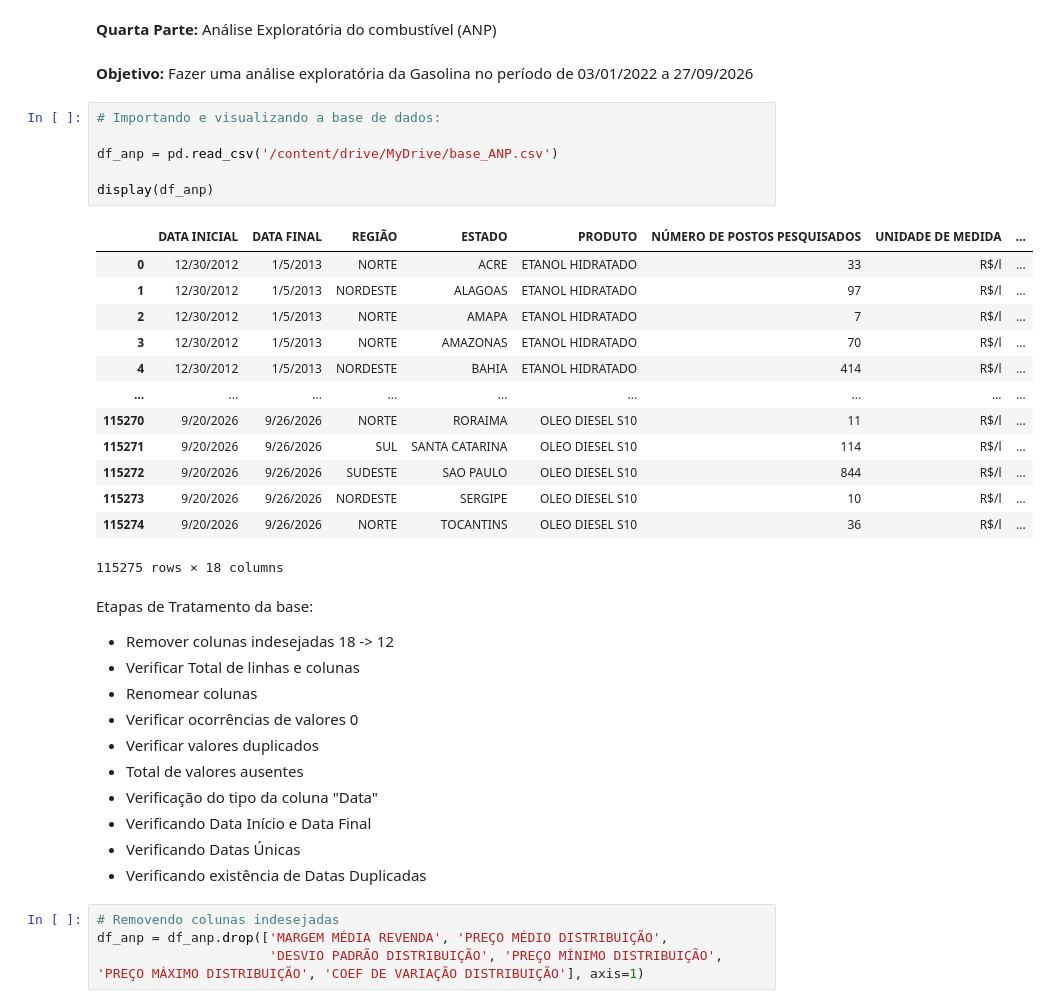
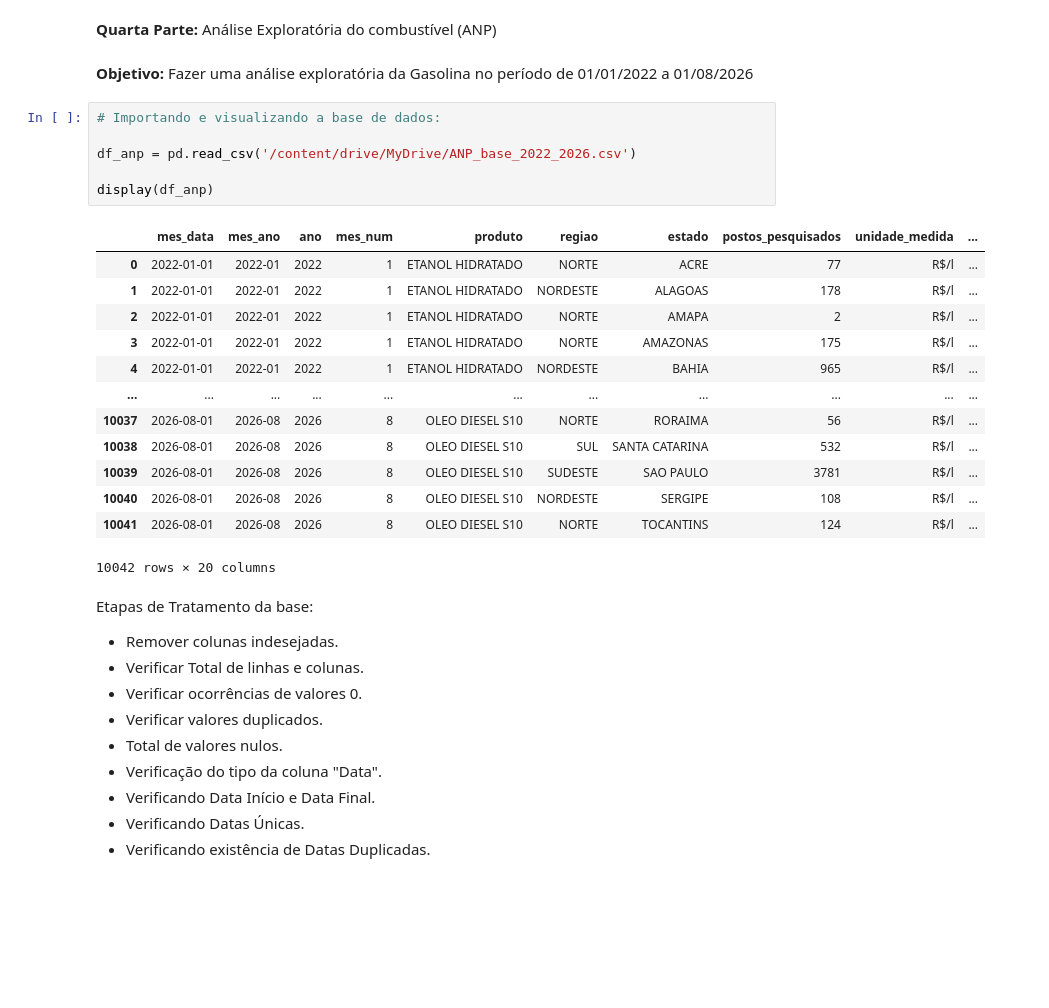
Before and after one commit to vitorjensen/Python_para_Analise_de_Dados, a Jupyter notebook: Projetos/Análise Exploratória de Combustível/Análise_Exploratória_de_Combustível.ipynb, the cells around one changed output. Cells and saved outputs as stored; diff of their text form; blank space fills up the shorter version.

Commit message:
Etapa de tratamento da base de dados ANP

```diff
--- a/Projetos/Análise Exploratória de Combustível/Análise_Exploratória_de_Combustível.ipynb
+++ b/Projetos/Análise Exploratória de Combustível/Análise_Exploratória_de_Combustível.ipynb
@@ -319,41 +319,36 @@ plt.show()
 # %% [markdown]
 **Quarta Parte:** Análise Exploratória do combustível (ANP)
 # %% [markdown]
-**Objetivo:** Fazer uma análise exploratória da Gasolina no período de 03/01/2022 a 27/09/2026
+**Objetivo:** Fazer uma análise exploratória da Gasolina no período de 01/01/2022 a 01/08/2026
 # %%
 # Importando e visualizando a base de dados:
 
-df_anp = pd.read_csv('/content/drive/MyDrive/base_ANP.csv')
+df_anp = pd.read_csv('/content/drive/MyDrive/ANP_base_2022_2026.csv')
 
 display(df_anp)
 # %% [output]
-|  | DATA INICIAL | DATA FINAL | REGIÃO | ESTADO | PRODUTO | NÚMERO DE POSTOS PESQUISADOS | UNIDADE DE MEDIDA | ... |
-| 0 | 12/30/2012 | 1/5/2013 | NORTE | ACRE | ETANOL HIDRATADO | 33 | R$/l | ... |
-| 1 | 12/30/2012 | 1/5/2013 | NORDESTE | ALAGOAS | ETANOL HIDRATADO | 97 | R$/l | ... |
-| 2 | 12/30/2012 | 1/5/2013 | NORTE | AMAPA | ETANOL HIDRATADO | 7 | R$/l | ... |
-| 3 | 12/30/2012 | 1/5/2013 | NORTE | AMAZONAS | ETANOL HIDRATADO | 70 | R$/l | ... |
-| 4 | 12/30/2012 | 1/5/2013 | NORDESTE | BAHIA | ETANOL HIDRATADO | 414 | R$/l | ... |
-| ... | ... | ... | ... | ... | ... | ... | ... | ... |
-| 115270 | 9/20/2026 | 9/26/2026 | NORTE | RORAIMA | OLEO DIESEL S10 | 11 | R$/l | ... |
-| 115271 | 9/20/2026 | 9/26/2026 | SUL | SANTA CATARINA | OLEO DIESEL S10 | 114 | R$/l | ... |
-| 115272 | 9/20/2026 | 9/26/2026 | SUDESTE | SAO PAULO | OLEO DIESEL S10 | 844 | R$/l | ... |
-| 115273 | 9/20/2026 | 9/26/2026 | NORDESTE | SERGIPE | OLEO DIESEL S10 | 10 | R$/l | ... |
-| 115274 | 9/20/2026 | 9/26/2026 | NORTE | TOCANTINS | OLEO DIESEL S10 | 36 | R$/l | ... |
+|  | mes_data | mes_ano | ano | mes_num | produto | regiao | estado | postos_pesquisados | unidade_medida | ... |
+| 0 | 2022-01-01 | 2022-01 | 2022 | 1 | ETANOL HIDRATADO | NORTE | ACRE | 77 | R$/l | ... |
+| 1 | 2022-01-01 | 2022-01 | 2022 | 1 | ETANOL HIDRATADO | NORDESTE | ALAGOAS | 178 | R$/l | ... |
+| 2 | 2022-01-01 | 2022-01 | 2022 | 1 | ETANOL HIDRATADO | NORTE | AMAPA | 2 | R$/l | ... |
+| 3 | 2022-01-01 | 2022-01 | 2022 | 1 | ETANOL HIDRATADO | NORTE | AMAZONAS | 175 | R$/l | ... |
+| 4 | 2022-01-01 | 2022-01 | 2022 | 1 | ETANOL HIDRATADO | NORDESTE | BAHIA | 965 | R$/l | ... |
+| ... | ... | ... | ... | ... | ... | ... | ... | ... | ... | ... |
+| 10037 | 2026-08-01 | 2026-08 | 2026 | 8 | OLEO DIESEL S10 | NORTE | RORAIMA | 56 | R$/l | ... |
+| 10038 | 2026-08-01 | 2026-08 | 2026 | 8 | OLEO DIESEL S10 | SUL | SANTA CATARINA | 532 | R$/l | ... |
+| 10039 | 2026-08-01 | 2026-08 | 2026 | 8 | OLEO DIESEL S10 | SUDESTE | SAO PAULO | 3781 | R$/l | ... |
+| 10040 | 2026-08-01 | 2026-08 | 2026 | 8 | OLEO DIESEL S10 | NORDESTE | SERGIPE | 108 | R$/l | ... |
+| 10041 | 2026-08-01 | 2026-08 | 2026 | 8 | OLEO DIESEL S10 | NORTE | TOCANTINS | 124 | R$/l | ... |
-115275 rows × 18 columns
+10042 rows × 20 columns
 # %% [markdown]
 Etapas de Tratamento da base:
 
-- Remover colunas indesejadas 18 -> 12
-- Verificar Total de linhas e colunas
-- Renomear colunas
-- Verificar ocorrências de valores 0
-- Verificar valores duplicados
-- Total de valores ausentes
-- Verificação do tipo da coluna "Data"
-- Verificando Data Início e Data Final
-- Verificando Datas Únicas
-- Verificando existência de Datas Duplicadas
+- Remover colunas indesejadas.
+- Verificar Total de linhas e colunas.
+- Verificar ocorrências de valores 0.
+- Verificar valores duplicados.
+- Total de valores nulos.
+- Verificação do tipo da coluna "Data".
+- Verificando Data Início e Data Final.
+- Verificando Datas Únicas.
+- Verificando existência de Datas Duplicadas.
-# %%
-# Removendo colunas indesejadas
-df_anp = df_anp.drop(['MARGEM MÉDIA REVENDA', 'PREÇO MÉDIO DISTRIBUIÇÃO',
-                      'DESVIO PADRÃO DISTRIBUIÇÃO', 'PREÇO MÍNIMO DISTRIBUIÇÃO', 'PREÇO MÁXIMO DISTRIBUIÇÃO', 'COEF DE VARIAÇÃO DISTRIBUIÇÃO'], axis=1)
```
Also changed, not shown: parts of 8 cells of this notebook.
